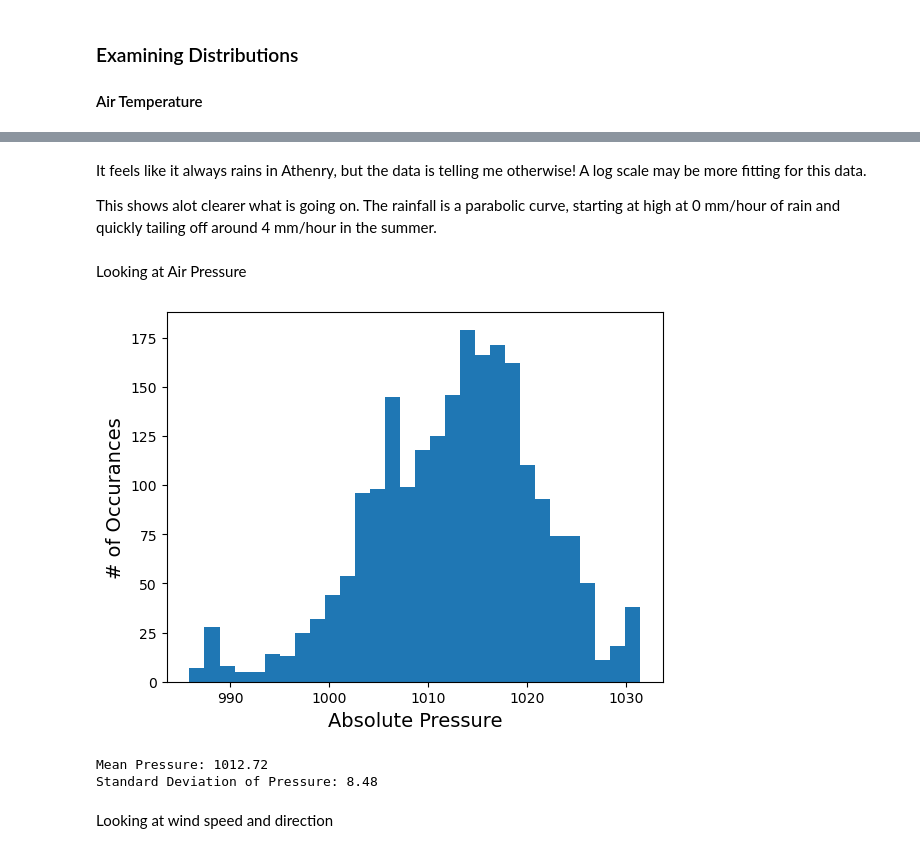
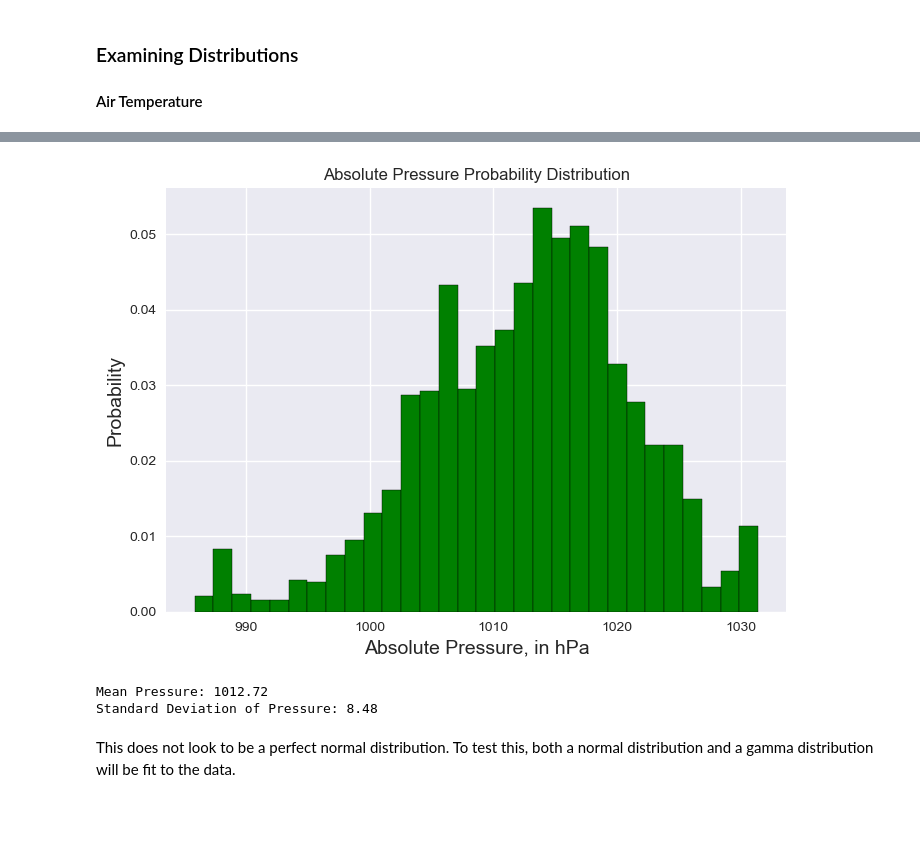
Before and after one commit to DaveAero/Project1, a Jupyter notebook: Untitled.ipynb, the cells around one changed output, grey strips where cells are left out. Cells and saved outputs as stored; diff of their text form; code cells hidden in the pictures; blank space fills up the shorter version.

```diff
--- a/Untitled.ipynb
+++ b/Untitled.ipynb
@@ -128,7 +120,6 @@ data["Air Temperature"] = data["Air Temperature"].apply(float)
 data["Mean Sea Level Pressure"] = data["Mean Sea Level Pressure"].apply(float)
 data["Mean Wind Speed"] = data["Mean Wind Speed"].apply(float)
 data["Predominant Wind Direction"] = data["Predominant Wind Direction"].apply(int)
-data["Relative Humidity"] = data["Relative Humidity"].apply(float)
 
 # Inserting columns for later use
 data.insert(column = 'Absolute Pressure', loc = int(len(data.columns)), value = np.nan)
@@ -136,7 +127,7 @@ data.insert(column = 'datetime', loc = 0, value = pd.to_datetime(data["Date and
 data['month'] = data['datetime'].dt.month
 
 # Removing unused columns
-data = data.drop(columns=["Date and Time", "Rainfall Indicators", "Temperature Indicators", "Wet Bulb Indicators", "Wet Bulb Temperature","Dew Point Temperature", "Vapour Pressure", "Wind Speed Indicators", "Wind Direction Indicators"])
+data = data.drop(columns=["Date and Time", "Rainfall Indicators", "Temperature Indicators", "Relative Humidity", "Wet Bulb Indicators", "Wet Bulb Temperature","Dew Point Temperature", "Vapour Pressure", "Wind Speed Indicators", "Wind Direction Indicators"])
 # %%
 # Converting to the correct units, as defined above
 # Temperature from Celcius to Kelvin
@@ -175,12 +166,20 @@ data.describe()
 
 #### Air Temperature
 # %%
+#setting theme for all graphs
+plt.style.use('seaborn')
+
 # Plotting Air Temperature
-plt.hist(data['Temp Kelvin'], bins=30, ec="k")
+plt.hist(data['Temp Kelvin'], bins=30, ec="k", color = 'g', density = True)
+
+# Adding labels
 plt.xlabel('Air Temperature in Kelvin', fontsize=14)
+plt.ylabel('Probability', fontsize=14)
+plt.title('Air Temperature Probability Distribution')
 
 plt.show()
 
+# Printing  relevent data
 print("Mean Air Temperature: {}".format("%.2f" % np.mean(data['Temp Kelvin'])))
 print("Standard Deviation of Air Temperature: {}".format("%.2f" % np.std(data['Temp Kelvin'])))
 # %% [output]
@@ -243,21 +212,19 @@ plt.show()
-# %% [markdown]
-It feels like it always rains in Athenry, but the data is telling me otherwise! A log scale may be more fitting for this data.
-
-This shows alot clearer what is going on. The rainfall is a parabolic curve, starting at high at 0 mm/hour of rain and quickly tailing off around 4 mm/hour in the summer.
-# %% [markdown]
-Looking at Air Pressure
 # %%
-plt.hist(data['Absolute Pressure'], bins=30)
-plt.xlabel('Absolute Pressure', fontsize=14)
-plt.ylabel('# of Occurances', fontsize=14)
+# Plotting Absolute Pressure
+plt.hist(data['Absolute Pressure'], bins=30, ec="k", color = 'g', density = True)
+
+# Adding labels
+plt.xlabel('Absolute Pressure, in hPa', fontsize=14)
+plt.ylabel('Probability', fontsize=14)
+plt.title('Absolute Pressure Probability Distribution')
 
 plt.show()
 
 print("Mean Pressure: {}".format("%.2f" % np.mean(data['Absolute Pressure'])))
 print("Standard Deviation of Pressure: {}".format("%.2f" % np.std(data['Absolute Pressure'])))
 # %% [output]
-[figure, old version]
+[figure, new version]
 Mean Pressure: 1012.72
 Standard Deviation of Pressure: 8.48
-# %% [markdown]
-Looking at wind speed and direction
+# %% [markdown]
+This does not look to be a perfect normal distribution. To test this, both a normal distribution and a gamma distribution will be fit to the data.
```
Also changed, not shown: parts of 41 cells of this notebook.
